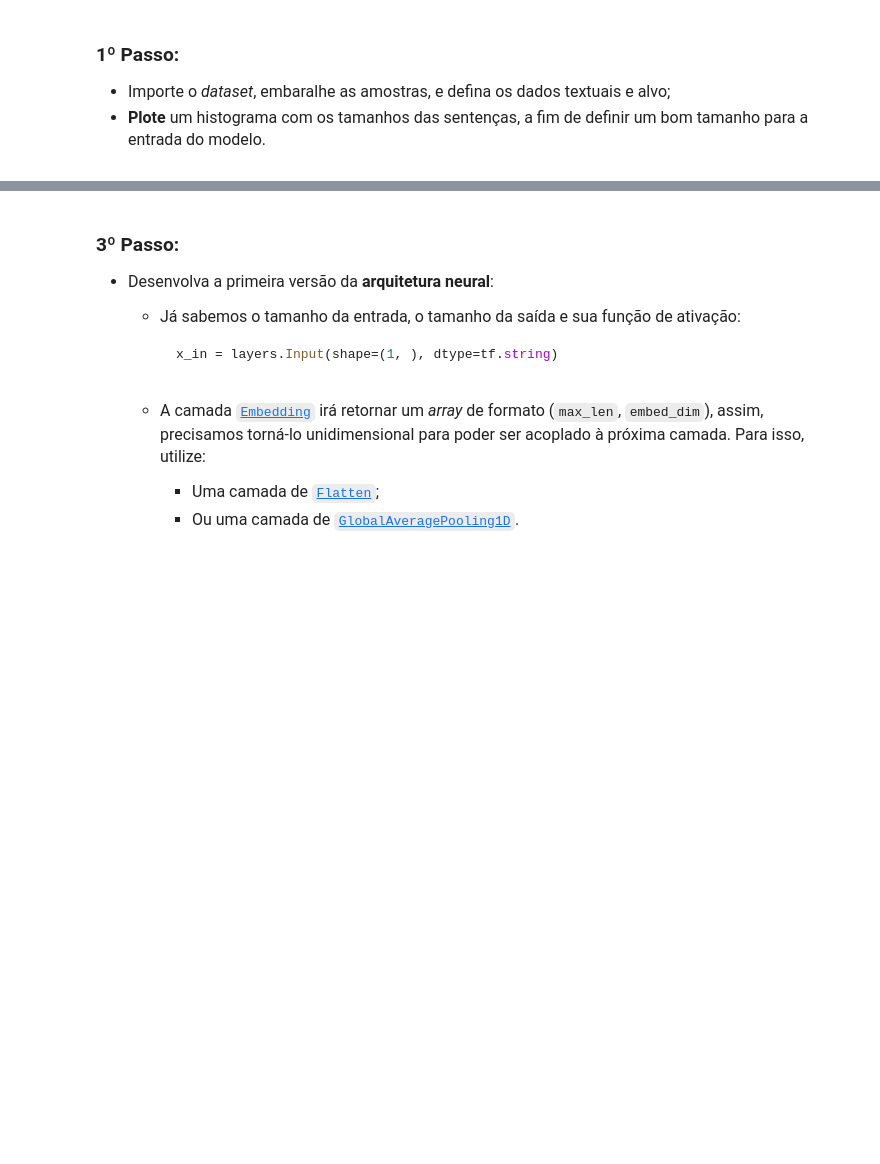
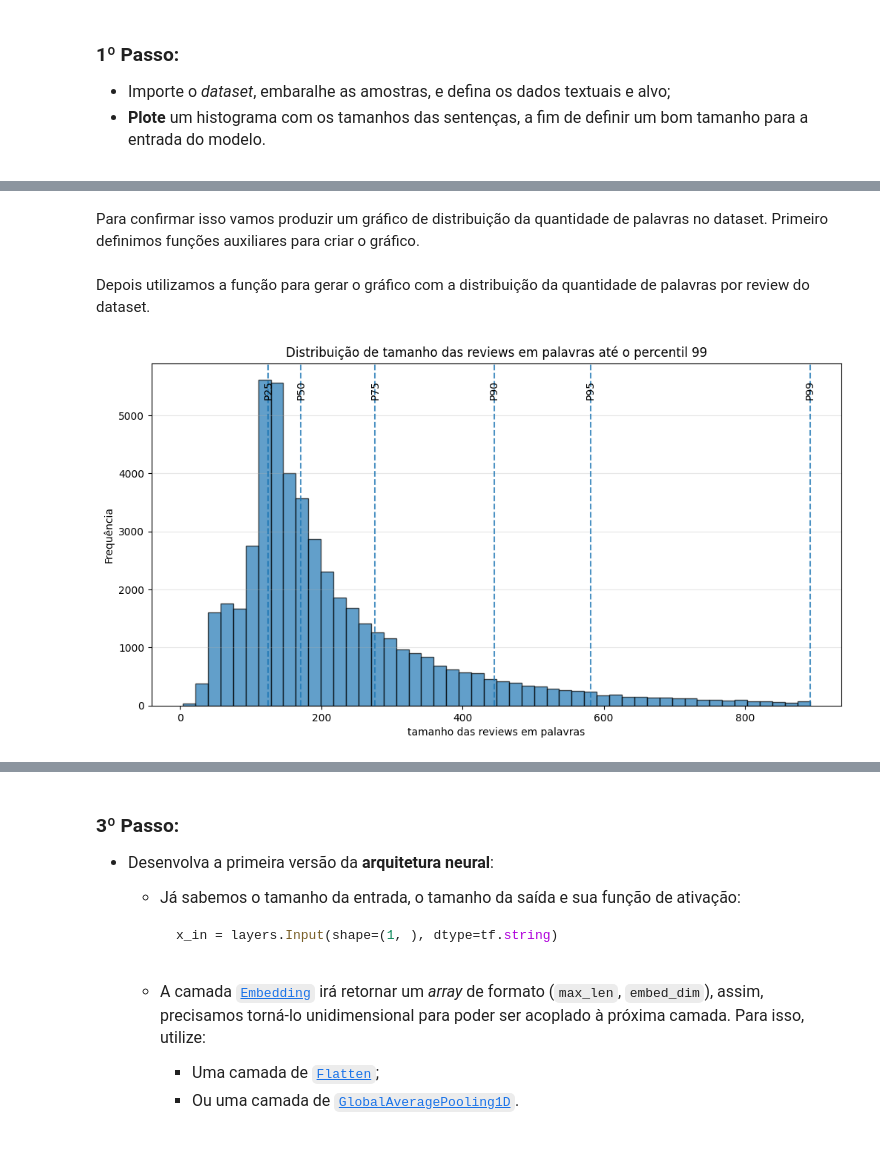
Before and after one commit to gilcesarf/imd1107-202601, a Jupyter notebook: 3-unidade/atividade2.ipynb, the cells around one changed output, grey strips where cells are left out. Saved outputs shown, nothing was run; the diff lists cells and outputs as text; code cells hidden in the pictures; blank space fills up the shorter version.

```diff
--- a/3-unidade/atividade2.ipynb
+++ b/3-unidade/atividade2.ipynb
@@ -24,0 +61,21 @@ Vamos realizar uma tarefa de **análise de sentimentos** com o conjundo de dados
+# %%
+def Preprocessor(x):
+
+    # tudo em minúsculo
+    x = tf.strings.lower(x)
+
+    # remove tags html
+    x = tf.strings.regex_replace(x, r"<[^>]+>", " ")
+
+    # remove caracteres especiais
+    x = tf.strings.regex_replace(x, r"[^\w\s]", "")
+
+    # remove espaços em excesso
+    x = tf.strings.regex_replace(x, r" {2,}", " ")
+
+    # remove espaços extras no início e no final
+    x = tf.strings.strip(x)
+
+    return x
+
+print (Preprocessor("   Hello,   the  world's  !   ").numpy().decode("utf-8"))
@@ -24,0 +86,8 @@ Vamos realizar uma tarefa de **análise de sentimentos** com o conjundo de dados
+# %%
+df_clean = df.copy()
+
+df_clean["reviews"] = df_clean["reviews"].apply(
+    lambda x: Preprocessor(x).numpy().decode("utf-8")
+)
+
+df_clean.head()
@@ -24,0 +103,3 @@ Vamos realizar uma tarefa de **análise de sentimentos** com o conjundo de dados
+# %%
+X_text = df["reviews"]
+y = df["label"]
@@ -24,0 +171,2 @@ Vamos realizar uma tarefa de **análise de sentimentos** com o conjundo de dados
+# %%
+df_clean["length"] = df_clean["reviews"].str.split().str.len()
@@ -24,0 +240,2 @@ Vamos realizar uma tarefa de **análise de sentimentos** com o conjundo de dados
+# %% [markdown]
+Para confirmar isso vamos produzir um gráfico de distribuição da quantidade de palavras no dataset. Primeiro definimos funções auxiliares para criar o gráfico.
@@ -24,0 +294,13 @@ Vamos realizar uma tarefa de **análise de sentimentos** com o conjundo de dados
+# %% [markdown]
+Depois utilizamos a função para gerar o gráfico com a distribuição da quantidade de palavras por review do dataset.
+# %%
+plotar_histograma_com_percentis(
+    df_clean["length"],
+    nome="tamanho das reviews em palavras",
+    limite_percentil=0.99,
+    percentis_marcados=[0.25, 0.50, 0.75, 0.90, 0.95, 0.99],
+    bins=50,
+    usar_milhoes=False
+)
+# %% [output]
+[figure, added]
```
Also changed, not shown: parts of 44 cells of this notebook.
